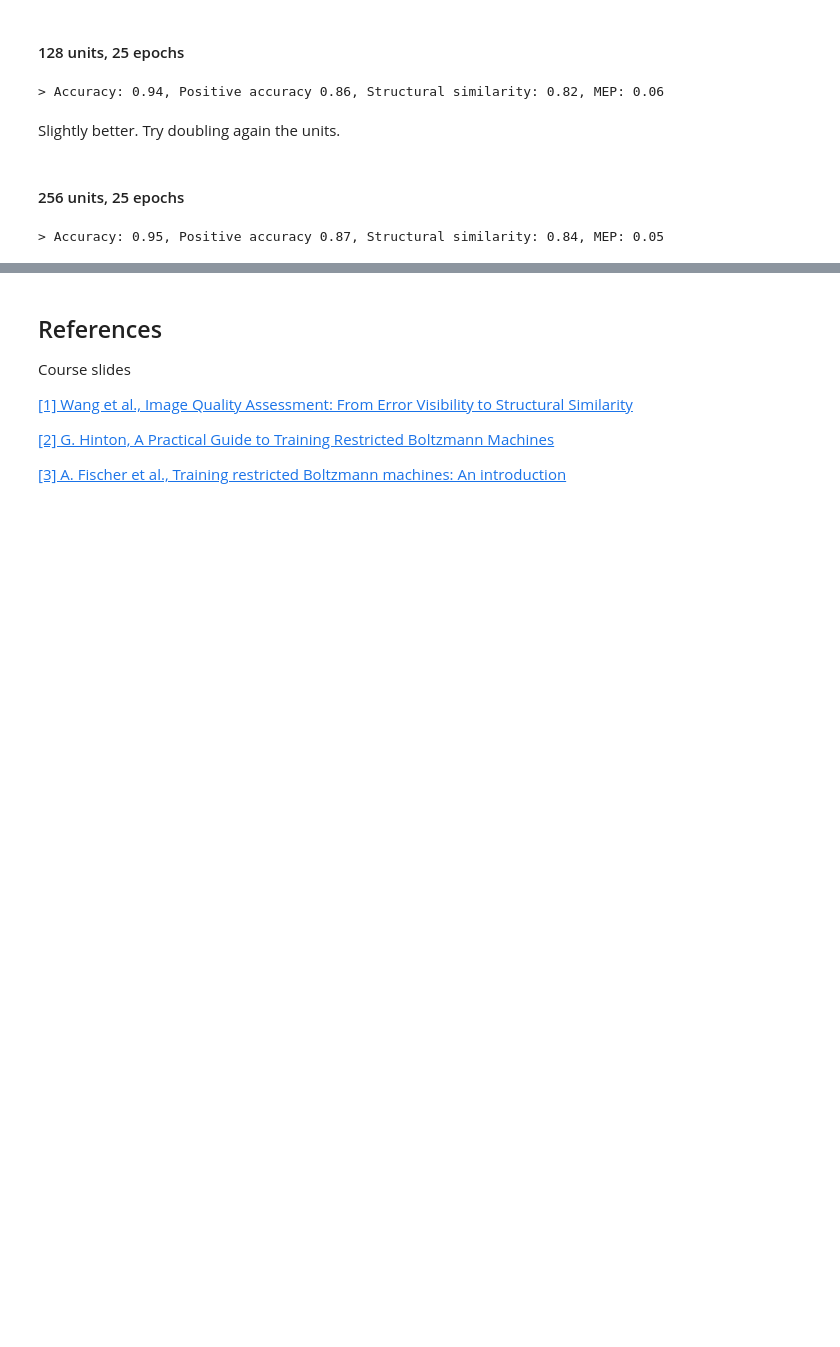
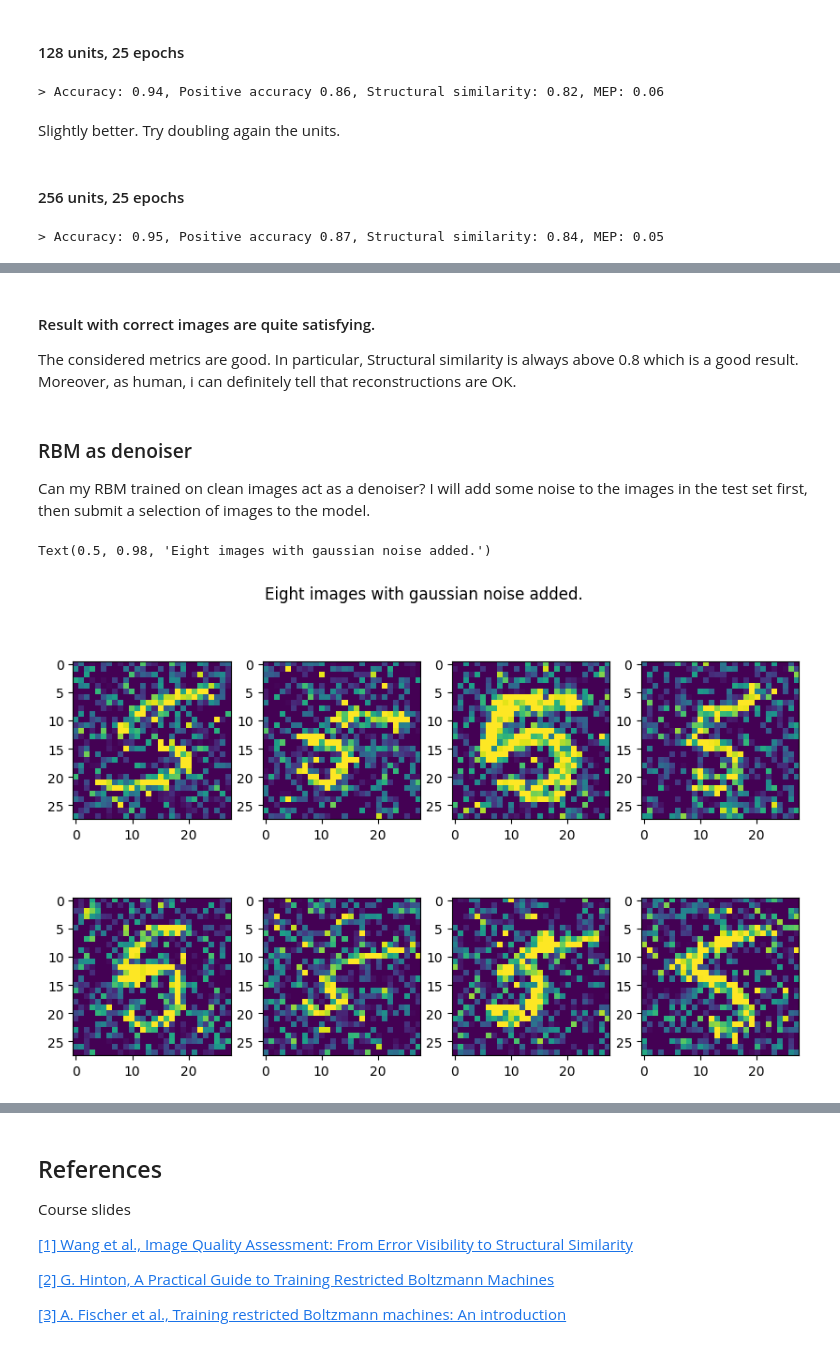
Before and after one commit to vornao/ispr-assignments, a Jupyter notebook: assignment-two/notebook.ipynb, the cells around one changed output, grey strips where cells are left out. Cells and saved outputs as stored; diff of their text form; code cells hidden in the pictures; blank space fills up the shorter version.

Commit message:
updated model

```diff
--- a/assignment-two/notebook.ipynb
+++ b/assignment-two/notebook.ipynb
@@ -249,0 +281,22 @@ Training RBM for digit 9
+# %% [markdown]
+#### Result with correct images are quite satisfying.
+The considered metrics are good. In particular, Structural similarity is always above 0.8 which is a good result. Moreover, as human, i can definitely tell that reconstructions are OK.
+# %% [markdown]
+### RBM as denoiser
+Can my RBM trained on clean images act as a denoiser?
+I will add some noise to the images in the test set first, then submit a selection of images to the model.
+# %%
+noise = 0.4
+X_test_noise = X_test + noise * np.random.normal(loc=0.0, scale=1.0, size=X_test.shape)
+X_test_noise = np.clip(X_test_noise, 0., 1.)
+
+fig, axs = plt.subplots(2, 4, figsize=(10, 6))
+
+for ax in axs.flatten():
+    # reshaping the weights vector for each unit to the original 28x28 image shape
+    ax.imshow(X_test_noise[y_test==5][np.random.randint(0, X_test[y_test == 5].shape[0])].reshape(28, 28))
+
+fig.suptitle("Eight images with gaussian noise added.")
+# %% [output]
+Text(0.5, 0.98, 'Eight images with gaussian noise added.')
+[figure, added]
```
Also changed, not shown: parts of 15 cells of this notebook.
